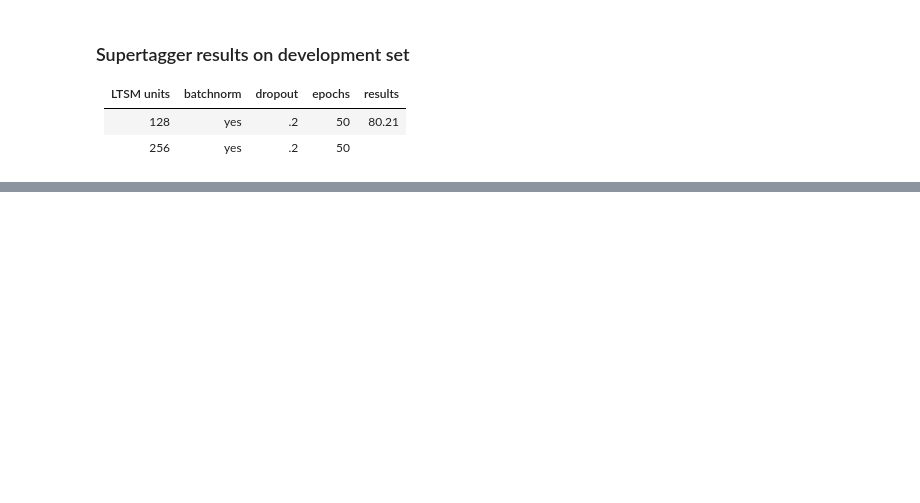
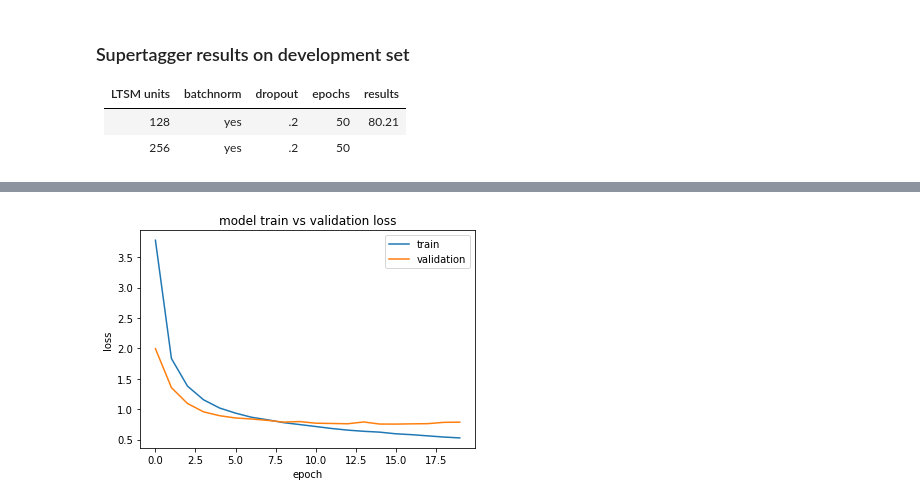
Before and after one commit to RichardMoot/DeepGrail, a Jupyter notebook: DeepGrail.ipynb, the cells around one changed output, grey strips where cells are left out. Cells and saved outputs as stored; diff of their text form; code cells hidden in the pictures; blank space fills up the shorter version.

Commit message:
Added new model using combine POS+supertagger
Performance of POS+supertagger remains low (around 80% on dev set)

Added several new features to the manual ones.

```diff
--- a/DeepGrail.ipynb
+++ b/DeepGrail.ipynb
@@ -291,2 +305,11 @@ array([ 0.,  0.,  0.,  0.,  0.,  0.,  0.,  0.,  0.,  0.,  0.,  0.,  1.,
+# %%
+avoir_forms = set(['ai', 'as', 'a', 'avons', 'avez', 'ont', \
+                  'eus', 'eut', 'eûmes', 'eûtes', 'eurent', \
+                  'avais', 'avait', 'avions', 'aviez', 'avaient', \
+                  'aurai', 'auras', 'aura', 'aurons', 'aurez', 'auront', \
+                  'aie', 'aies', 'ait', 'ayons', 'ayez', 'aient', \
+                  'eusse', 'eusses', 'eût', 'eussions', 'eussiez', 'eussent', \
+                  'aurais', 'aurait', 'aurions', 'auriez', 'auraient', \
+                   'eu'])
 # %%
 def word_features(word, unknown=False):
@@ -1163,0 +1224,3 @@ KeyError: 17
+# %%
+superposmodel = Super_pos_model((maxLen,), model, word_to_vec_map, word_to_index)
+superposmodel.summary()
@@ -1163,0 +1245,4 @@ KeyError: 17
+# %%
+superposmodel.compile(loss='categorical_crossentropy', optimizer='adam', metrics=['accuracy'])
+# %%
+history = superposmodel.fit(X_train_indices, Y_super_train_oh, epochs = 20, batch_size = 32, shuffle=True, validation_data=(X_dev_indices,Y_super_dev_oh))
@@ -1163,0 +1267,10 @@ KeyError: 17
+# %%
+plt.plot(history.history['loss'])
+plt.plot(history.history['val_loss'])
+plt.title('model train vs validation loss')
+plt.ylabel('loss')
+plt.xlabel('epoch')
+plt.legend(['train', 'validation'], loc='upper right')
+plt.show()
+# %% [output]
+[figure, added]
```
Also changed, not shown: parts of 39 cells of this notebook.
